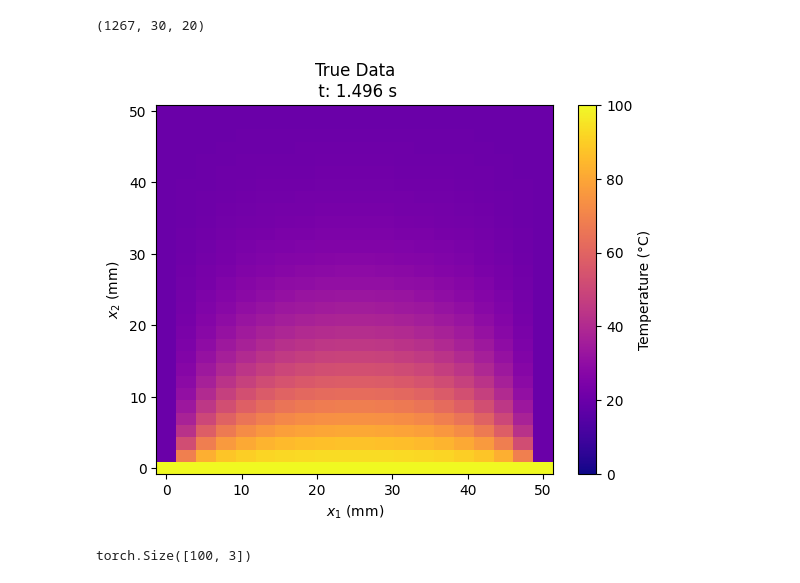
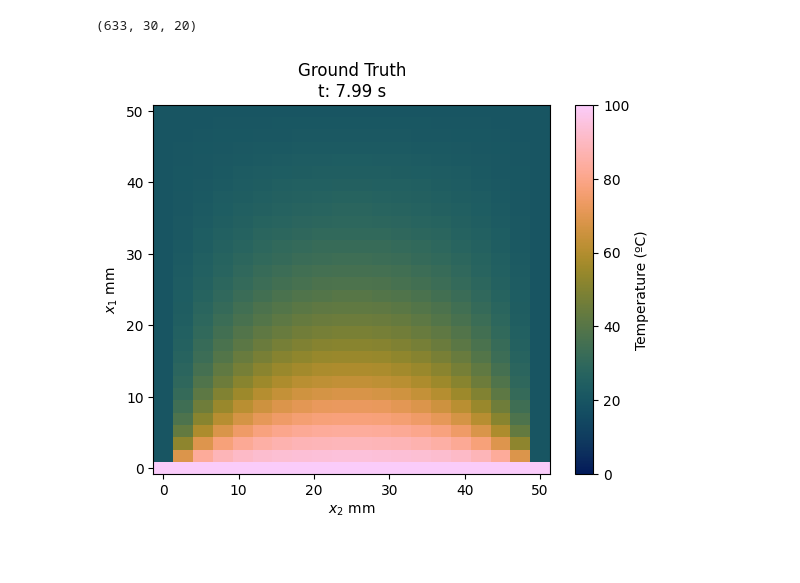
Before and after one commit to axxroytovu/ENG521_project_main, a Jupyter notebook: heat_eqn/heat_eqn.ipynb, the cells around one changed output. Saved outputs shown, nothing was run; the diff lists cells and outputs as text; code cells hidden in the pictures; blank space fills up the shorter version.

```diff
--- a/heat_eqn/heat_eqn.ipynb
+++ b/heat_eqn/heat_eqn.ipynb
@@ -18,7 +13,7 @@ custom_palette = {arch_name: batlow_colors[i] for i, arch_name in enumerate(arch
 # %%
 # Plate (2D)
 
-alpha = 110
+alpha = 55
 length = 50 # length of the plate, 50 mm
 time = 8 # total time, 4 s
 x_nodes = 30 # number of nodes - 1
@@ -32,9 +27,10 @@ dt = np.min([0.25 * dx**2 / alpha, 0.25 * dy**2 / alpha])
 x_train = np.linspace(0, length, x_nodes)
 y_train = np.linspace(0, length, y_nodes)
 t_all = np.linspace(0, time, int(time / dt))
-train = len(t_all) // 8
-t_train = t_all[:train]
-t_test = t_all[train:]
+train_low = len(t_all) // 8 # discard 1st 1/8th of time
+train_high = 2 * train_low
+t_train = t_all[train_low:train_high] # train on 2nd 1/8th of time
+t_test = t_all[train_high:]
 
 u = np.zeros((x_nodes, y_nodes)) + 20 # middle of the plate is 20 degrees
 # for i in range(len(u[0, :])): # top ranges from 20 to 78 degrees linearly
@@ -58,24 +54,33 @@ for counter in range(heat_data.shape[0]):
 
     heat_data[counter, :, :] = u.copy()
 
-    # print(f't: {counter * dt:.3f} s, Ave temp: {np.mean(u):.2f} C')
+    # print(f't: {counter * dt:.2f} s, Ave temp: {np.mean(u):.2f} C')
 
 print(heat_data.shape)
 # %% [output]
-(1267, 30, 20)
+(633, 30, 20)
+# %%
+def plot_heat_map(
+        title,
+        samp_time,
+        x_1,
+        x_2,
+        heat
+):
+    fig = plt.figure()
+    plt.title(f'{title}\nt: {samp_time:.2f} s')
+    pcm = plt.pcolormesh(x_2, x_1, heat, cmap='cmc.batlow', vmin=0, vmax=100)
+    cbar = plt.colorbar(pcm)
+    cbar.set_label('Temperature (ºC)')
+    plt.xlabel('$x_{2}$ mm')
+    plt.ylabel('$x_{1}$ mm')
+    plt.show()
 # %%
 samp_time = len(t_train) // 2 # plot the time in the middle of training
 
-fig, axis = plt.subplots()
-pcm = axis.pcolormesh(y_train, x_train, heat_data[samp_time+train, :, :], cmap='plasma', vmin=0, vmax=100)
-cbar = plt.colorbar(pcm, ax=axis)
-cbar.set_label('Temperature (°C)')
-axis.set_title(f'True Data\n t: {(samp_time+train)*dt:.3f} s')
-plt.xlabel('$x_{1}$ (mm)')
-plt.ylabel('$x_{2}$ (mm)')
-plt.show()
+plot_heat_map('Ground Truth', (len(t_all))*dt, x_train, y_train, heat_data[-1, :, :])
 # %% [output]
-[figure, old version]
+[figure, new version]
 # %%
 import os
 import sys
@@ -128,10 +141 @@ class PHYSICS_Loss(core.LOSS):
         return torch.mean(pde**2)
-# %%
-x = torch.empty((100, 1)).uniform_(0, length).requires_grad_(True)
-y = torch.empty((100, 1)).uniform_(0, length).requires_grad_(True)
-t = torch.empty((100, 1)).uniform_(0, time).requires_grad_(True)
-inp = torch.cat((x, y, t), axis=1)
-
-inp.shape
-# %% [output]
-torch.Size([100, 3])
```
Also changed, not shown: parts of 26 cells of this notebook.
